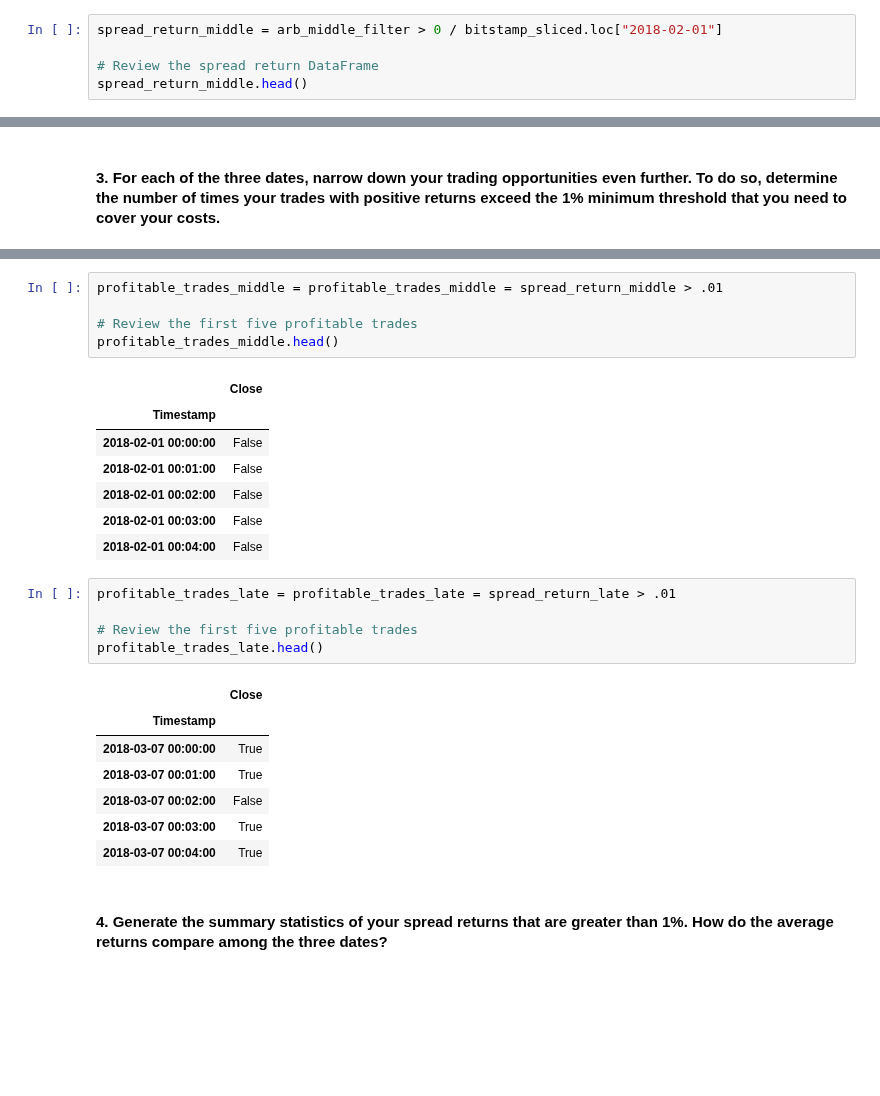
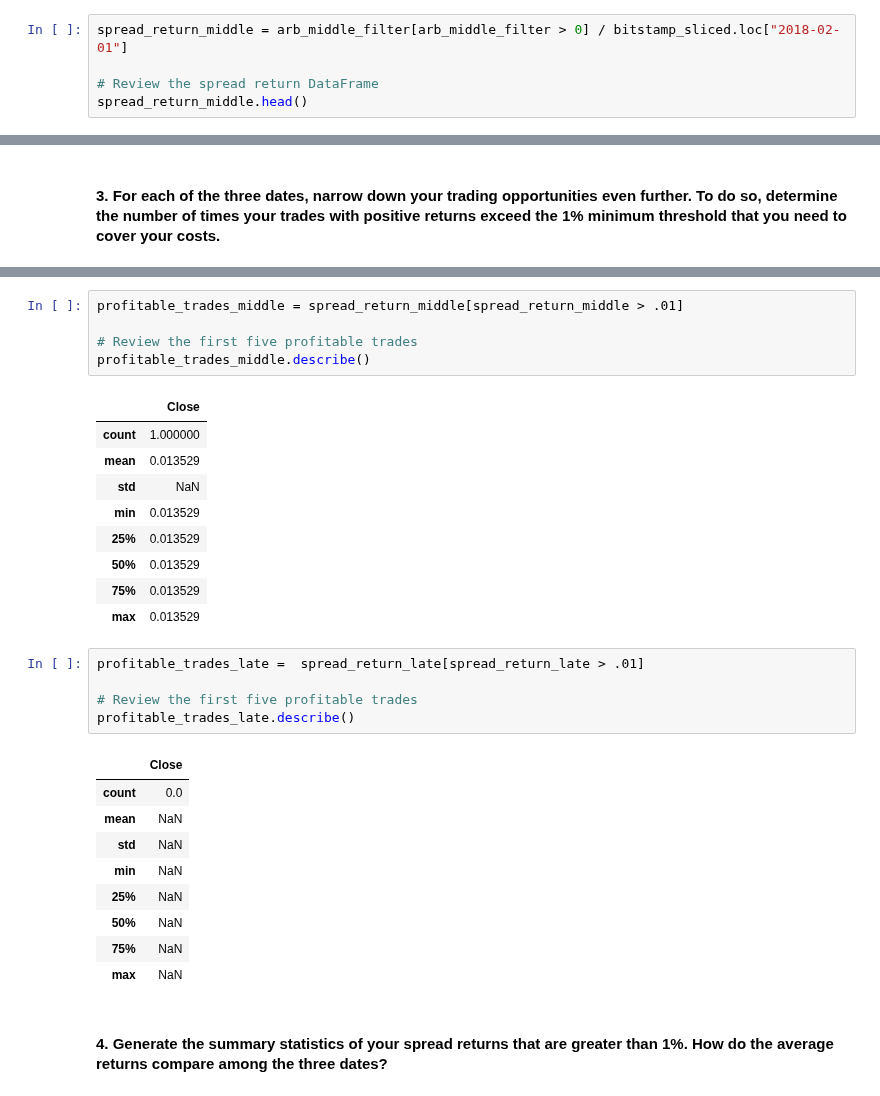
Before and after one commit to DigitalGoldRush/Module_3_Challenge, a Jupyter notebook: Module 3 Challenge/Starter_Code/crypto_arbitrage.ipynb, the cells around one changed output, grey strips where cells are left out. Saved outputs shown, nothing was run; the diff lists cells and outputs as text; blank space fills up the shorter version.

```diff
--- a/Module 3 Challenge/Starter_Code/crypto_arbitrage.ipynb
+++ b/Module 3 Challenge/Starter_Code/crypto_arbitrage.ipynb
@@ -548,5 +543,5 @@ spread_return_early.head(10)
 # %%
-spread_return_middle = arb_middle_filter > 0 / bitstamp_sliced.loc["2018-02-01"]
+spread_return_middle = arb_middle_filter[arb_middle_filter > 0] / bitstamp_sliced.loc["2018-02-01"]
 
 # Review the spread return DataFrame
 spread_return_middle.head()
@@ -591,29 +589,33 @@ profitable_trades_early.head()
 # %%
-profitable_trades_middle = profitable_trades_middle = spread_return_middle > .01
+profitable_trades_middle = spread_return_middle[spread_return_middle > .01]
 
 # Review the first five profitable trades
-profitable_trades_middle.head()
+profitable_trades_middle.describe()
 # %% [output]
 |  | Close |
-| Timestamp |  |
-| 2018-02-01 00:00:00 | False |
-| 2018-02-01 00:01:00 | False |
-| 2018-02-01 00:02:00 | False |
-| 2018-02-01 00:03:00 | False |
-| 2018-02-01 00:04:00 | False |
+| count | 1.000000 |
+| mean | 0.013529 |
+| std | NaN |
+| min | 0.013529 |
+| 25% | 0.013529 |
+| 50% | 0.013529 |
+| 75% | 0.013529 |
+| max | 0.013529 |
 # %%
-profitable_trades_late = profitable_trades_late = spread_return_late > .01
+profitable_trades_late =  spread_return_late[spread_return_late > .01]
 
 # Review the first five profitable trades
-profitable_trades_late.head()
+profitable_trades_late.describe()
 # %% [output]
 |  | Close |
-| Timestamp |  |
-| 2018-03-07 00:00:00 | True |
-| 2018-03-07 00:01:00 | True |
-| 2018-03-07 00:02:00 | False |
-| 2018-03-07 00:03:00 | True |
-| 2018-03-07 00:04:00 | True |
+| count | 0.0 |
+| mean | NaN |
+| std | NaN |
+| min | NaN |
+| 25% | NaN |
+| 50% | NaN |
+| 75% | NaN |
+| max | NaN |
 # %% [markdown]
 #### 4. Generate the summary statistics of your spread returns that are greater than 1%. How do the average returns compare among the three dates?
 # %%
```
Also changed, not shown: parts of 4 cells of this notebook.
